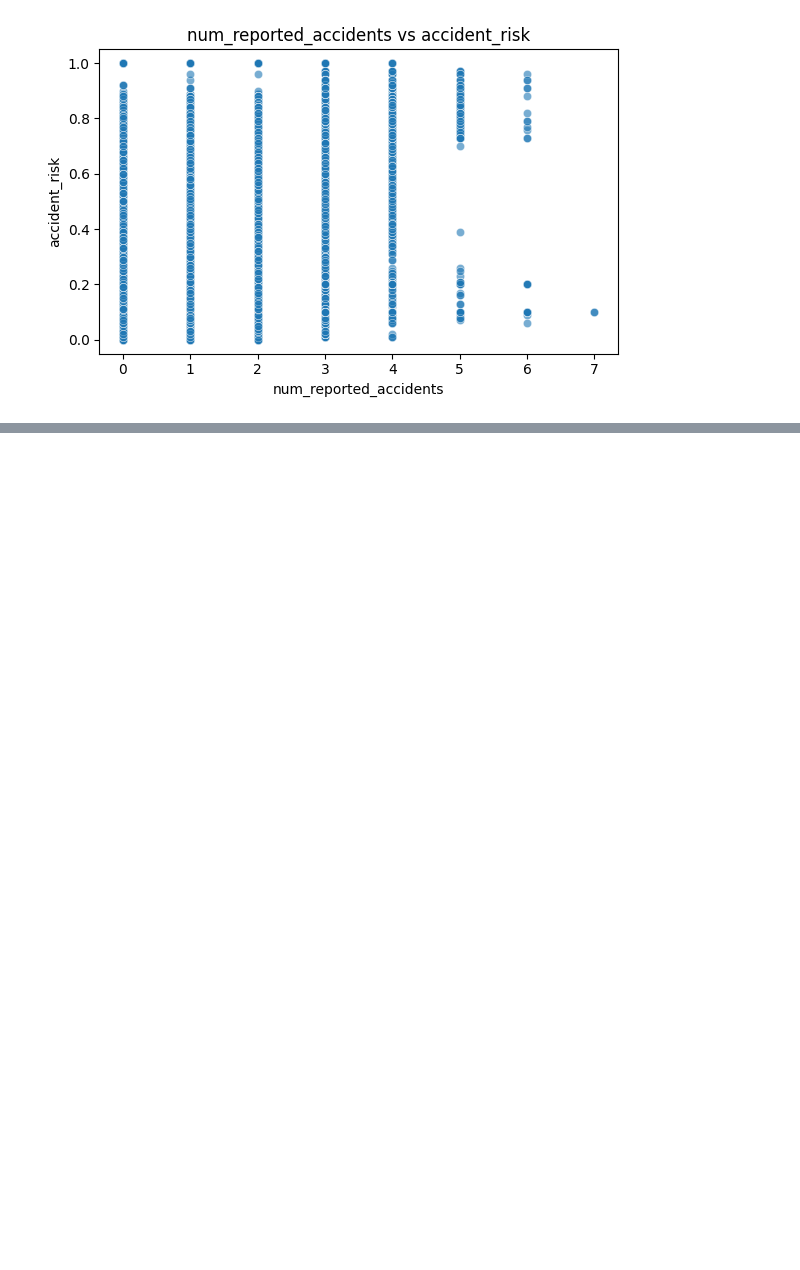
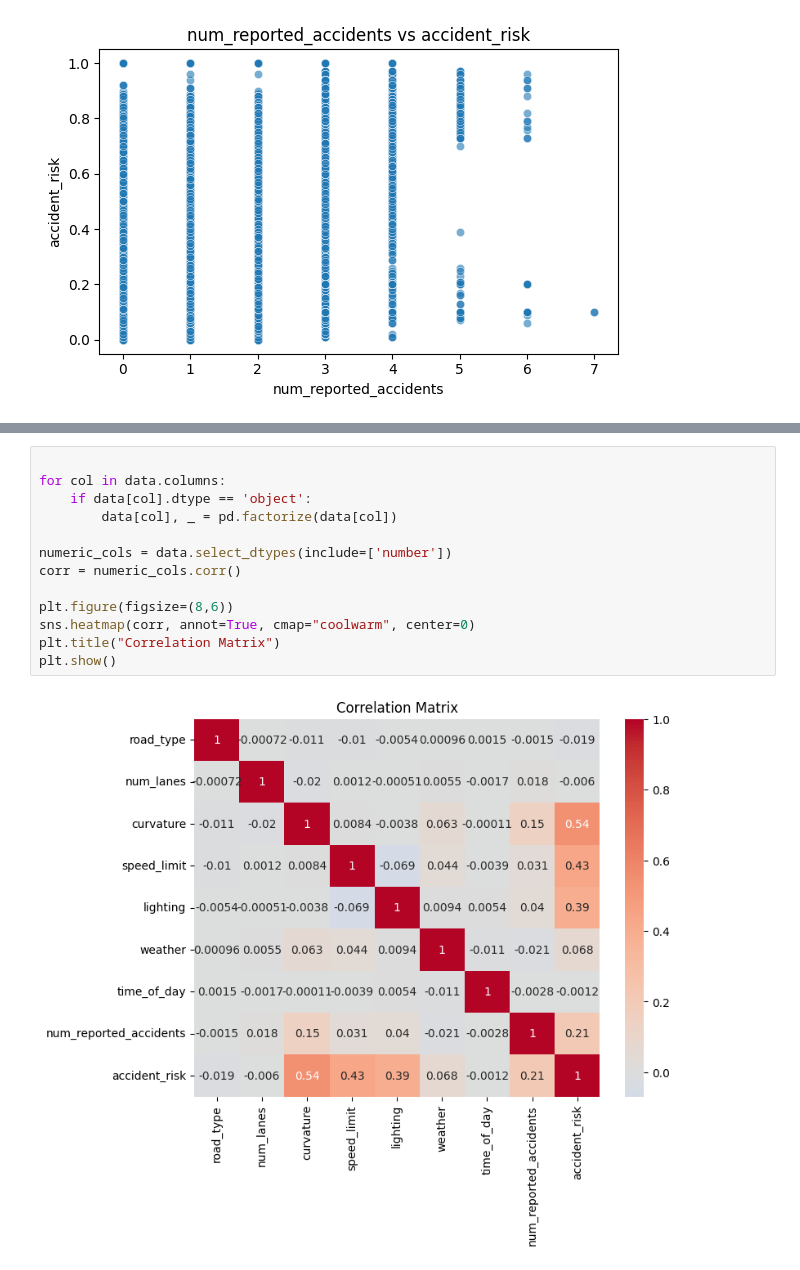
Before and after one commit to hananbahtiti/Predicting-Road-Accident-Risk, a Jupyter notebook: Predicting_Road_Accident_Risk.ipynb, the cells around one changed output, grey strips where cells are left out. Saved outputs shown, nothing was run; the diff lists cells and outputs as text; blank space fills up the shorter version.

```diff
--- a/Predicting_Road_Accident_Risk.ipynb
+++ b/Predicting_Road_Accident_Risk.ipynb
@@ -137,0 +144,15 @@ for col in numeric_cols:
+# %%
+
+for col in data.columns:
+    if data[col].dtype == 'object':
+        data[col], _ = pd.factorize(data[col])
+
+numeric_cols = data.select_dtypes(include=['number'])
+corr = numeric_cols.corr()
+
+plt.figure(figsize=(8,6))
+sns.heatmap(corr, annot=True, cmap="coolwarm", center=0)
+plt.title("Correlation Matrix")
+plt.show()
+# %% [output]
+[figure, added]
```
Also changed, not shown: parts of 1 cell of this notebook.
